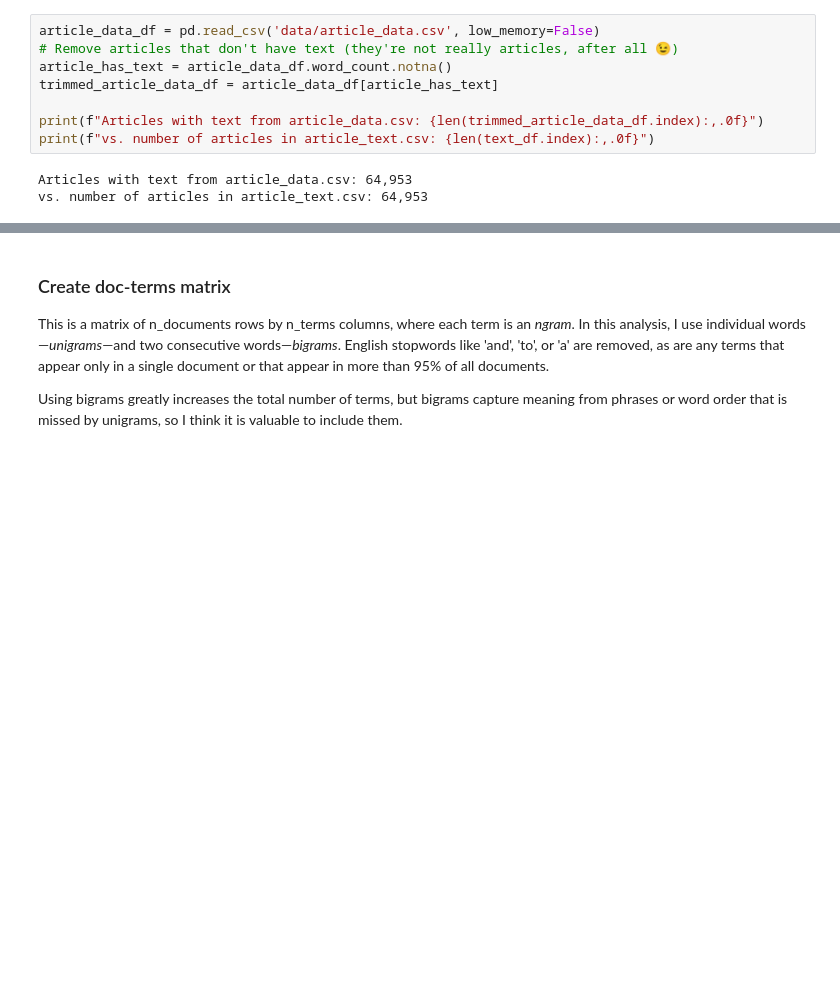
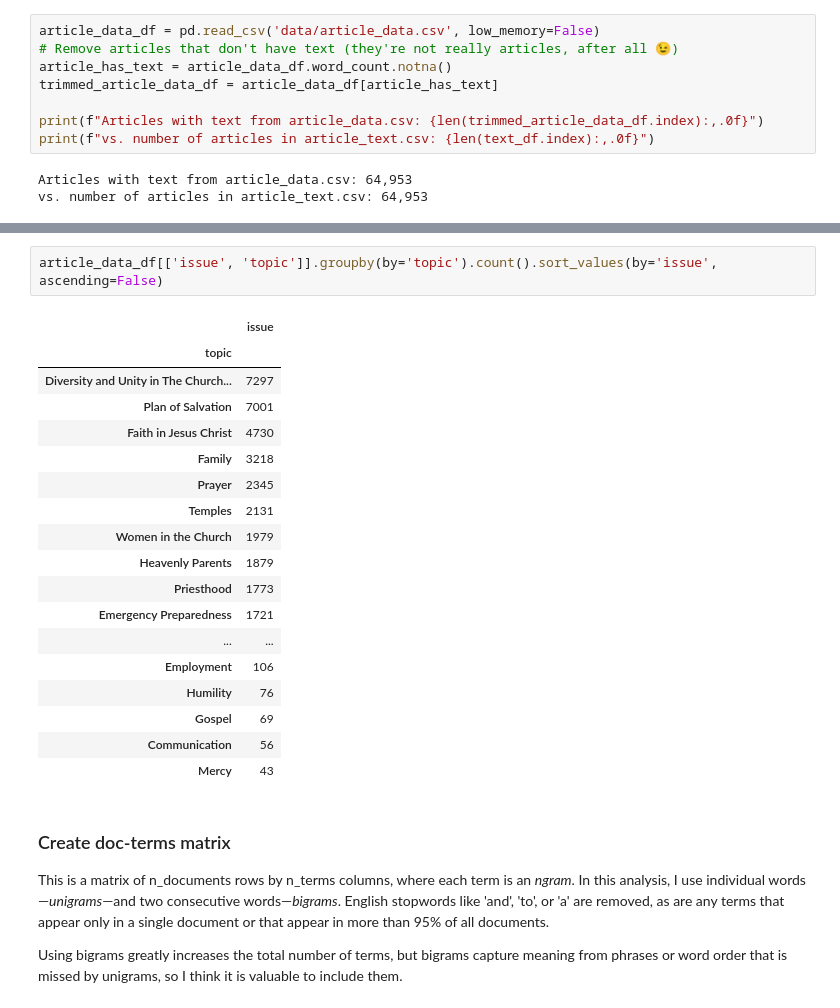
Before and after one commit to rparkr/magazine-analysis, a Jupyter notebook: 2_topic_modeling.ipynb, the cells around one changed output, grey strips where cells are left out. Saved outputs shown, nothing was run; the diff lists cells and outputs as text; blank space fills up the shorter version.

```diff
--- a/2_topic_modeling.ipynb
+++ b/2_topic_modeling.ipynb
@@ -166,3 +467,24 @@ vs. number of articles in article_text.csv: 64,953
+# %%
+article_data_df[['issue', 'topic']].groupby(by='topic').count().sort_values(by='issue', ascending=False)
+# %% [output]
+|  | issue |
+| topic |  |
+| Diversity and Unity in The Church... | 7297 |
+| Plan of Salvation | 7001 |
+| Faith in Jesus Christ | 4730 |
+| Family | 3218 |
+| Prayer | 2345 |
+| Temples | 2131 |
+| Women in the Church | 1979 |
+| Heavenly Parents | 1879 |
+| Priesthood | 1773 |
+| Emergency Preparedness | 1721 |
+| ... | ... |
+| Employment | 106 |
+| Humility | 76 |
+| Gospel | 69 |
+| Communication | 56 |
+| Mercy | 43 |
 # %% [markdown]
 ### Create doc-terms matrix
 This is a matrix of n_documents rows by n_terms columns, where each term is an _ngram_. In this analysis, I use individual words—_unigrams_—and two consecutive words—_bigrams_. English stopwords like 'and', 'to', or 'a' are removed, as are any terms that appear only in a single document or that appear in more than 95% of all documents.
```
Also changed, not shown: parts of 23 cells of this notebook.
